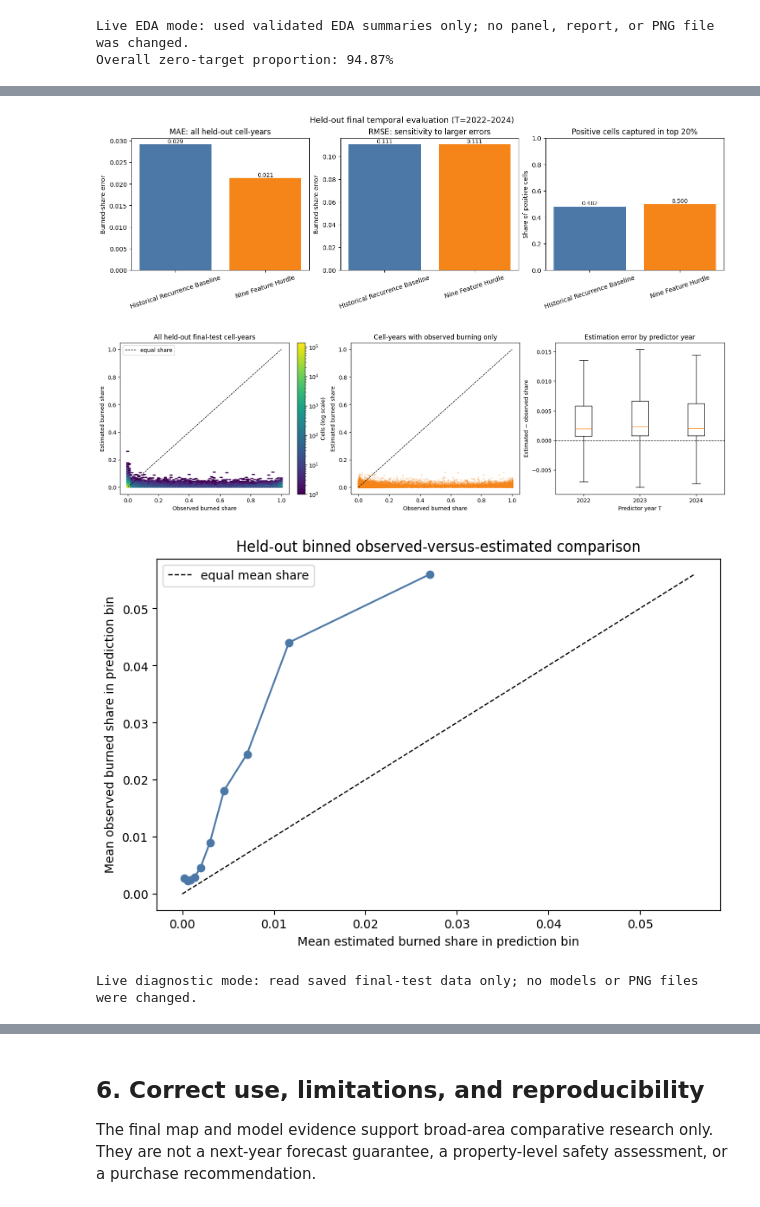
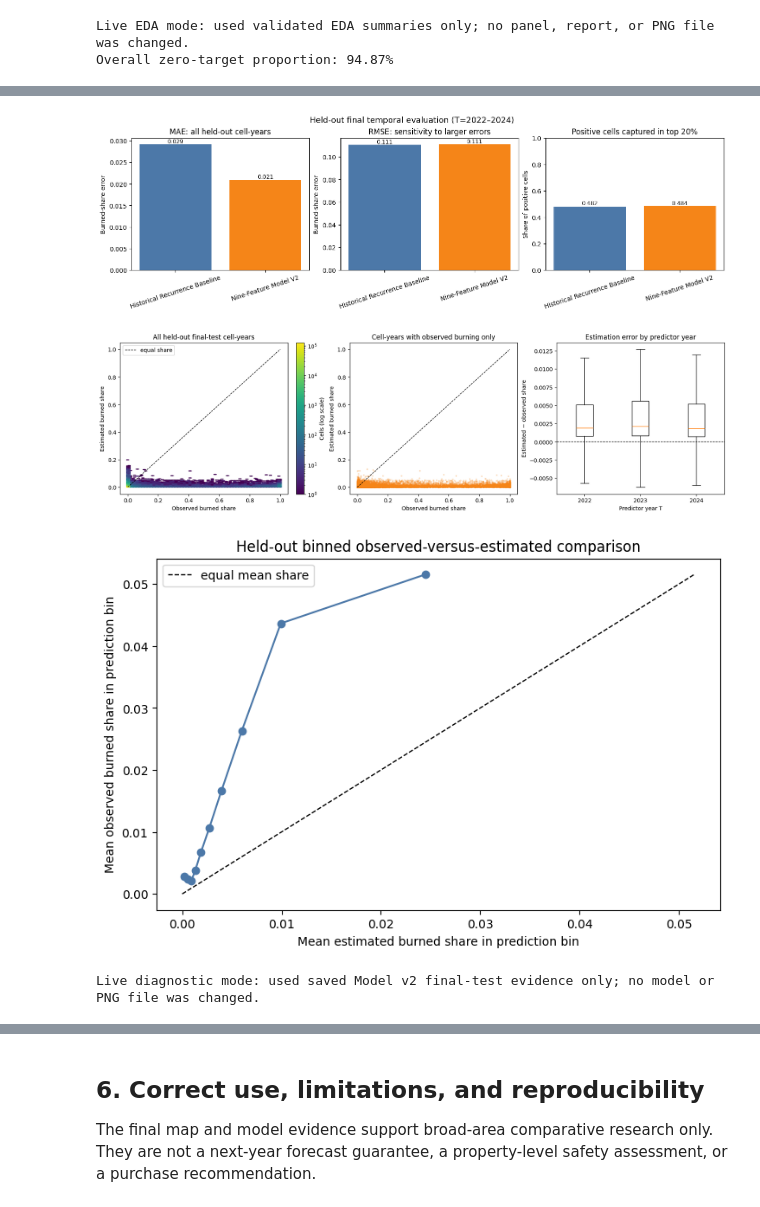
Before and after one commit to serhii-diadechko-git/wildfire_property_screening_portugal, a Jupyter notebook: notebooks/06_final_charts.ipynb, the cells around one changed output, grey strips where cells are left out. Drawn from its saved outputs; the diff is of its cells as text; code cells hidden in the pictures.

Commit message:
Promote Model V2 and align final-test reporting.

```diff
--- a/notebooks/06_final_charts.ipynb
+++ b/notebooks/06_final_charts.ipynb
@@ -31,30 +31,32 @@ The model estimates continuous next-year burned share from predictor-year inform
 # %%
 from src.feature_contract import FIELD_CONTRACTS, PREDICTOR_COLUMNS, TARGET_COLUMN
 from src.final_visuals import validate_final_visuals
-from src.model_diagnostics import validate_model_diagnostics
+from src.model_diagnostics import DIAGNOSTIC_FIGURES
+from src.notebook_reporting import (binned_observed_estimated_table, model_comparison_frame, plot_binned_observed_estimated, plot_metric_comparison, plot_prediction_diagnostics)
 
 national_validation_path = PROJECT_ROOT / 'data/processed/national_panel_2015_2024_validation.json'
 eda_path = PROJECT_ROOT / 'reports/validation/national_panel_model_readiness_eda.json'
-final_metrics_path = PROJECT_ROOT / 'data/processed/extended_model_selection_2010_2021/final_temporal_test_metrics.json'
+final_test_metrics_path = PROJECT_ROOT / 'data/processed/extended_model_selection_2010_2021/final_temporal_test_metrics.json'
+final_test_predictions_path = PROJECT_ROOT / 'data/processed/extended_model_selection_2010_2021/final_temporal_test_predictions.parquet'
 national_validation = json.loads(national_validation_path.read_text(encoding='utf-8'))
 eda = json.loads(eda_path.read_text(encoding='utf-8'))
-final_metrics = json.loads(final_metrics_path.read_text(encoding='utf-8'))
+final_test_metrics = json.loads(final_test_metrics_path.read_text(encoding='utf-8'))
+final_test_predictions = pd.read_parquet(final_test_predictions_path)
 presentation_validation = validate_final_visuals()
-diagnostic_inventory = validate_model_diagnostics()
 
 assert len(PREDICTOR_COLUMNS) == 9
 assert national_validation['actual_row_count'] == 891_120
-assert tuple(final_metrics['design']['final_test_years']) == (2022, 2023, 2024)
-assert diagnostic_inventory['status'] == 'verified_existing'
+assert final_test_metrics['design']['final_test_years'] == [2022, 2023, 2024]
+assert final_test_metrics['design']['tuning_performed'] is False
 
 design = pd.DataFrame([
     ('Spatial unit', 'One EPSG:3763 mainland Portugal 1 km cell per predictor year'),
     ('Panel', f"{national_validation['grid_cell_count']:,} cells; {national_validation['actual_row_count']:,} cell-year rows for T=2015-2024"),
     ('Predictors', f"{len(PREDICTOR_COLUMNS)} leakage-safe predictors"),
     ('Target', 'Continuous burned_share_next_year in T+1'),
-    ('Frozen model training', 'T=2010-2019'),
-    ('Model validation', 'T=2020-2021'),
-    ('Final temporal test', 'T=2022-2024; outcomes 2023-2025'),
+    ('Model v2 training', 'T=2010-2019'),
+    ('Model v2 selection validation', 'T=2020-2021; no T=2022-2024 rows read'),
+    ('Operational refit', 'All labelled rows through T=2024 / outcome 2025'),
 ], columns=['Item', 'Validated design'])
 display(design)
 # %% [output]
@@ -275,54 +281,46 @@ from IPython.display import clear_output
 
 # Replace prior gallery output when this cell is run again.
 clear_output(wait=True)
 
-# Default: display the validated PNGs. Set to True to recreate the diagnostic plots
-# live from the saved final-test prediction table, without fitting models or writing files.
+# Default: recreate the final-test diagnostic figures live from saved artefacts,
+# without fitting models or writing files.
 SHOW_LIVE_MODEL_DIAGNOSTICS = True
 
 figure_order = [
     'metric_comparison',
     'prediction_diagnostics',
     'binned_comparison',
 ]
 
 if SHOW_LIVE_MODEL_DIAGNOSTICS:
     import matplotlib.pyplot as plt
 
-    from src.notebook_reporting import (
-        binned_observed_estimated_table,
-        plot_binned_observed_estimated,
-        plot_metric_comparison,
-        plot_prediction_diagnostics,
-    )
 
-    prediction_path = PROJECT_ROOT / 'data/processed/extended_model_selection_2010_2021/final_temporal_test_predictions.parquet'
-    assert prediction_path.is_file(), prediction_path
-    raw_metrics = pd.read_csv(overall_metrics_path)
-    final_predictions = pd.read_parquet(prediction_path)
-    figure = plot_metric_comparison(raw_metrics.set_index('model'))
+
+    comparison = model_comparison_frame(final_test_metrics).rename(index=model_labels)
+    figure = plot_metric_comparison(comparison)
     display(figure)
     plt.close(figure)
-    figure = plot_prediction_diagnostics(final_predictions, model_column='nine_feature_hurdle')
+    figure = plot_prediction_diagnostics(final_test_predictions, model_column='nine_feature_hurdle')
     display(figure)
     plt.close(figure)
-    live_bins = binned_observed_estimated_table(final_predictions, model_column='nine_feature_hurdle')
-    figure = plot_binned_observed_estimated(live_bins)
+    binned = binned_observed_estimated_table(final_test_predictions, model_column='nine_feature_hurdle')
+    figure = plot_binned_observed_estimated(binned)
     display(figure)
     plt.close(figure)
-    print('Live diagnostic mode: read saved final-test data only; no models or PNG files were changed.')
+    print('Live diagnostic mode: used saved Model v2 final-test evidence only; no model or PNG file was changed.')
 else:
     for title in figure_order:
-        relative_path = diagnostic_inventory['figures'][title]
+        relative_path = DIAGNOSTIC_FIGURES[title].relative_to(PROJECT_ROOT)
         path = PROJECT_ROOT / relative_path
         assert path.is_file() and path.stat().st_size > 5_000
         print(title.replace('_', ' ').title(), '<-', relative_path)
         display(Image(filename=str(path), width=900))
 # %% [output]
 [figure]
-[figure, old version]
+[figure, new version]
-[figure, old version]
+[figure, new version]
-Live diagnostic mode: read saved final-test data only; no models or PNG files were changed.
+Live diagnostic mode: used saved Model v2 final-test evidence only; no model or PNG file was changed.
 # %% [markdown]
 ## 5. GIS outputs: historical evidence, official comparison, and a 2026 estimate
 
```
Also changed, not shown: parts of 10 cells of this notebook, 35 other files.
